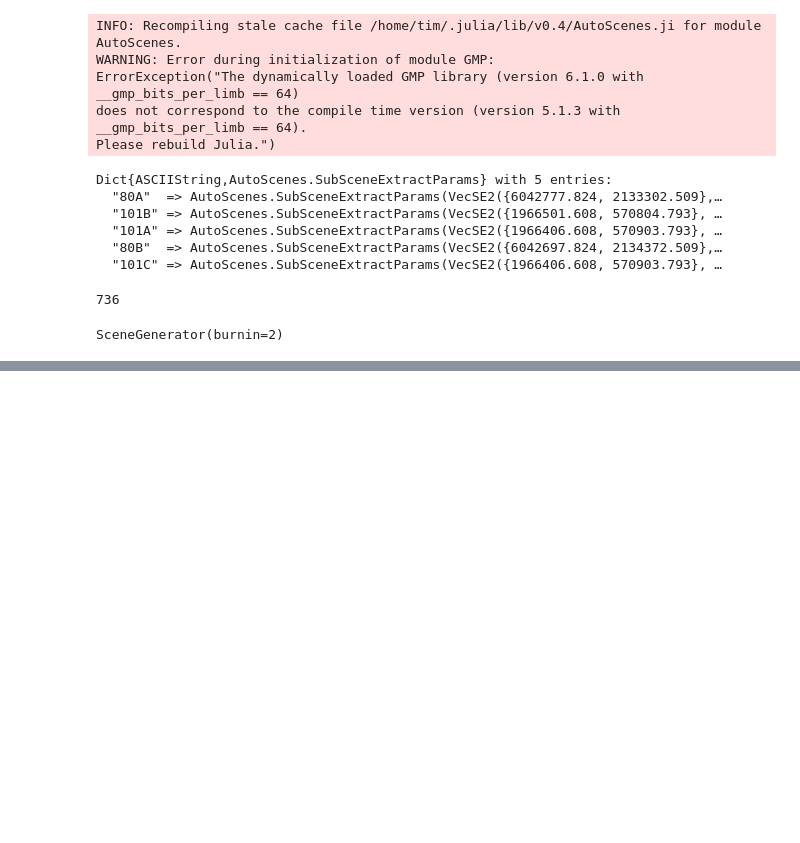
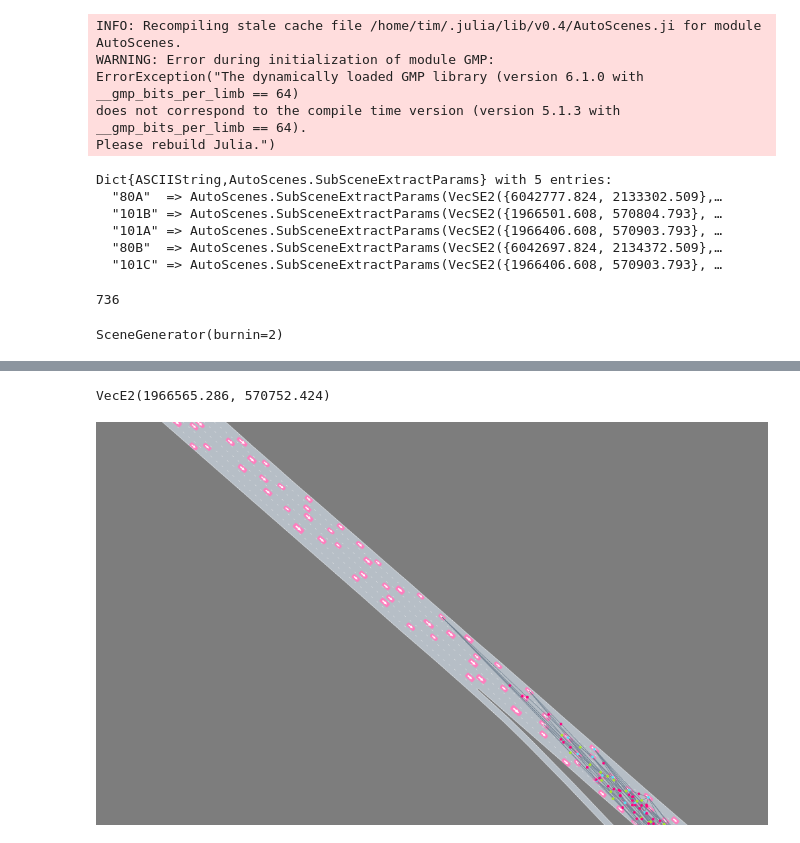
Before and after one commit to tawheeler/AutoScenes.jl, a Jupyter notebook: docs/Sampling.ipynb, the cells around one changed output, grey strips where cells are left out. Cells and saved outputs as stored; diff of their text form; code cells hidden in the pictures; blank space fills up the shorter version.

```diff
--- a/docs/Sampling.ipynb
+++ b/docs/Sampling.ipynb
@@ -72,0 +86,12 @@ VecE2(1966497.081, 570813.068)
+# %%
+outpath = "scenedataset_test.dat"
+open(io->write(io, sdset), outpath, "w")
+# %%
+sdset2 = open(io->read(io, SceneDataset), outpath, "r")
+
+scene, roadway = get_scene_and_roadway!(Scene(), sdset2, dset.trajdatas, 2)
+
+render(scene, roadway, overlays, cam=SceneFollowCamera(3.0))
+# %% [output]
+VecE2(1966565.286, 570752.424)
+[figure, added]
```
Also changed, not shown: parts of 4 cells of this notebook, 4 other files.
